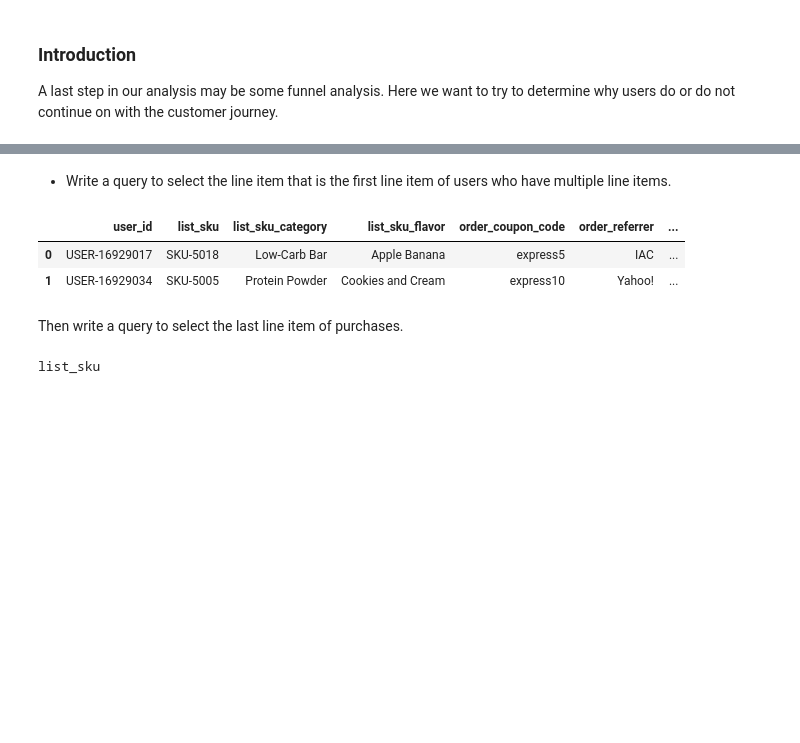
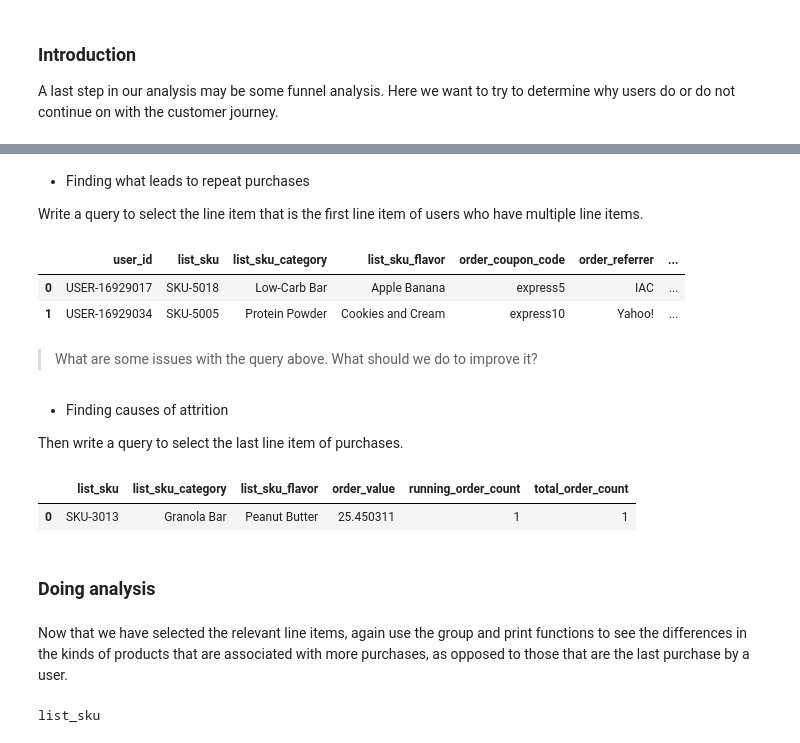
Before and after one commit to tech-interviews-jigsaw/engineering-assessments, a Jupyter notebook: data-analysis/2-willy-wonka/5-funnel-analysis.ipynb, the cells around one changed output, grey strips where cells are left out. Drawn from its saved outputs; the diff is of its cells as text; code cells hidden in the pictures; blank space fills up the shorter version.

Commit message:
add funnel analysis

```diff
--- a/data-analysis/2-willy-wonka/5-funnel-analysis.ipynb
+++ b/data-analysis/2-willy-wonka/5-funnel-analysis.ipynb
@@ -12,7 +12,9 @@ import pandas as pd
 
 engine, df = load_data()
 # %% [markdown]
-* Write a query to select the line item that is the first line item of users who have multiple line items.
+* Finding what leads to repeat purchases
+
+Write a query to select the line item that is the first line item of users who have multiple line items.
 # %%
 query = """
 WITH orders_count AS (
@@ -36,8 +38,38 @@ first_for_repurchases_df[:2]
 |  | user_id | list_sku | list_sku_category | list_sku_flavor | order_coupon_code | order_referrer | ... |
 | 0 | USER-16929017 | SKU-5018 | Low-Carb Bar | Apple Banana | express5 | IAC | ... |
 | 1 | USER-16929034 | SKU-5005 | Protein Powder | Cookies and Cream | express10 | Yahoo! | ... |
+# %% [markdown]
+> What are some issues with the query above.  What should we do to improve it?
 # %% [markdown]
+* Finding causes of attrition
+
 Then write a query to select the last line item of purchases.
+# %%
+query = """
+WITH orders_count AS (
+    SELECT list_sku, list_sku_category, list_sku_flavor, order_value,
+       COUNT(user_id) OVER
+         (PARTITION BY user_id ORDER BY order_date)
+         AS running_order_count,
+        COUNT(user_id) OVER
+         (PARTITION BY user_id)
+         AS total_order_count
+  FROM raw_orders
+)
+select * from orders_count
+where running_order_count = total_order_count
+"""
+
+last_purchase_df = pd.read_sql(query, engine)
+
+last_purchase_df[:1]
+# %% [output]
+|  | list_sku | list_sku_category | list_sku_flavor | order_value | running_order_count | total_order_count |
+| 0 | SKU-3013 | Granola Bar | Peanut Butter | 25.450311 | 1 | 1 |
+# %% [markdown]
+### Doing analysis
+# %% [markdown]
+Now that we have selected the relevant line items, again use the group and print functions to see the differences in the kinds of products that are associated with more purchases, as opposed to those that are the last purchase by a user.
 # %%
 from lib import product_cols
 
```
Also changed, not shown: parts of 5 cells of this notebook.
